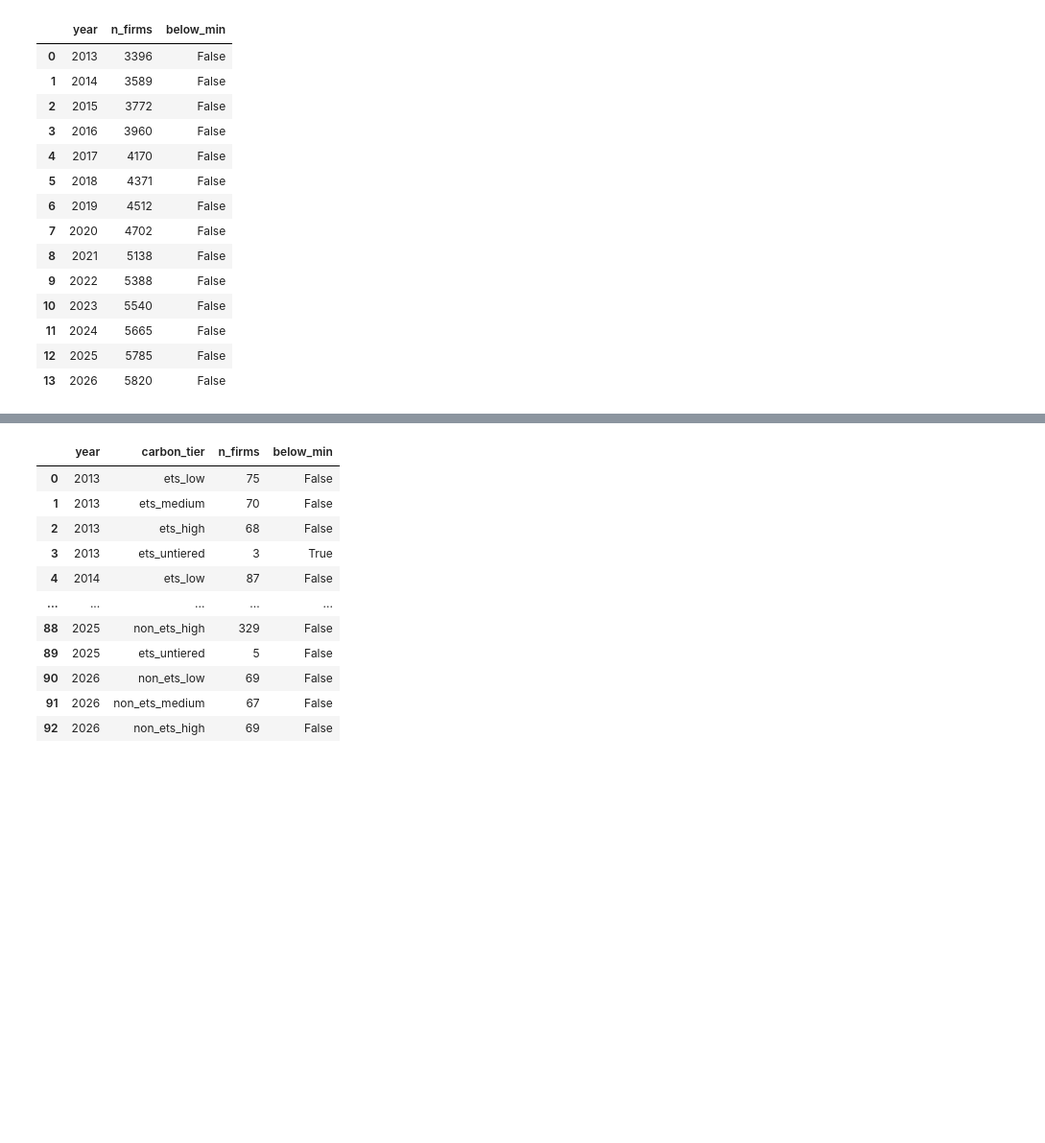
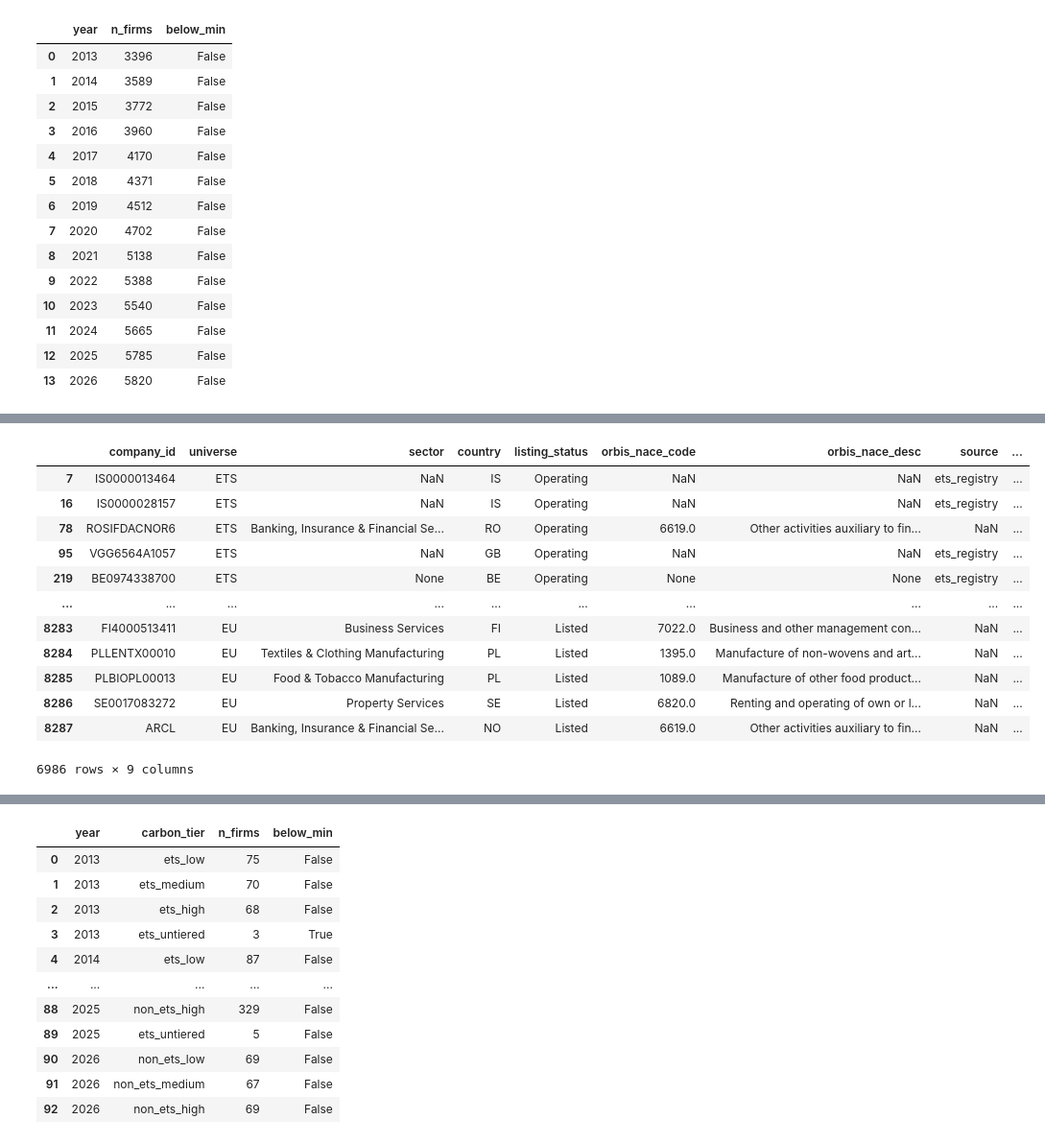
Before and after one commit to salinela/carbon-portfolio-project-v2, a Jupyter notebook: notebooks/08_eda.ipynb, the cells around one changed output, grey strips where cells are left out. Shown at 96% size. Cells and saved outputs as stored; diff of their text form; code cells hidden in the pictures; blank space fills up the shorter version.

```diff
--- a/notebooks/08_eda.ipynb
+++ b/notebooks/08_eda.ipynb
@@ -549,3 +581,19 @@ eda.plot_composition(c_src, group="source", by="year", title="By emissions sourc
+# %%
+attrs[attrs['nace1'].isna()]
+# %% [output]
+|  | company_id | universe | sector | country | listing_status | orbis_nace_code | orbis_nace_desc | source | ... |
+| 7 | IS0000013464 | ETS | NaN | IS | Operating | NaN | NaN | ets_registry | ... |
+| 16 | IS0000028157 | ETS | NaN | IS | Operating | NaN | NaN | ets_registry | ... |
+| 78 | ROSIFDACNOR6 | ETS | Banking, Insurance & Financial Se... | RO | Operating | 6619.0 | Other activities auxiliary to fin... | NaN | ... |
+| 95 | VGG6564A1057 | ETS | NaN | GB | Operating | NaN | NaN | ets_registry | ... |
+| 219 | BE0974338700 | ETS | None | BE | Operating | None | None | ets_registry | ... |
+| ... | ... | ... | ... | ... | ... | ... | ... | ... | ... |
+| 8283 | FI4000513411 | EU | Business Services | FI | Listed | 7022.0 | Business and other management con... | NaN | ... |
+| 8284 | PLLENTX00010 | EU | Textiles & Clothing Manufacturing | PL | Listed | 1395.0 | Manufacture of non-wovens and art... | NaN | ... |
+| 8285 | PLBIOPL00013 | EU | Food & Tobacco Manufacturing | PL | Listed | 1089.0 | Manufacture of other food product... | NaN | ... |
+| 8286 | SE0017083272 | EU | Property Services | SE | Listed | 6820.0 | Renting and operating of own or l... | NaN | ... |
+| 8287 | ARCL | EU | Banking, Insurance & Financial Se... | NO | Listed | 6619.0 | Other activities auxiliary to fin... | NaN | ... |
+6986 rows × 9 columns
 # %%
 # C.3 — Q3: sector (yearly stack) and country (pooled — too many for a stack)
 attrs['orbis_nace1'] = attrs['orbis_nace_code'].astype(str).str.extract(r"(\d)")[0]
```
Also changed, not shown: parts of 3 cells of this notebook.
